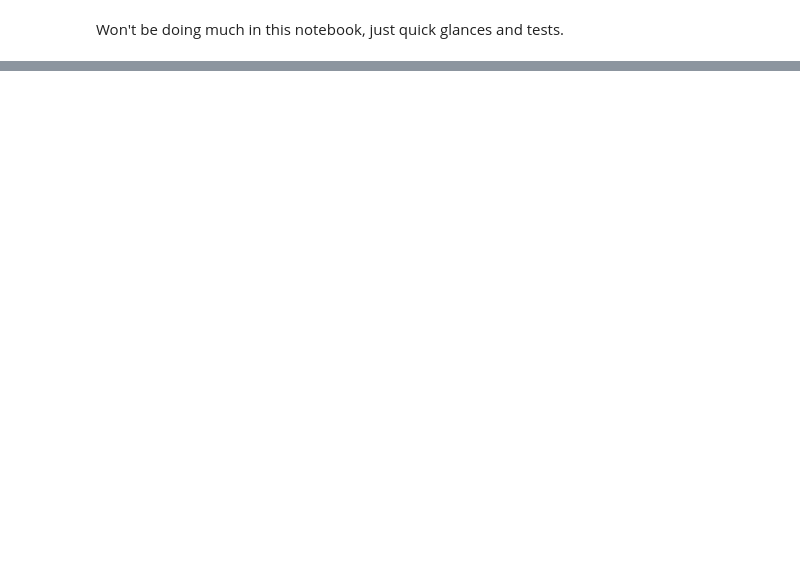
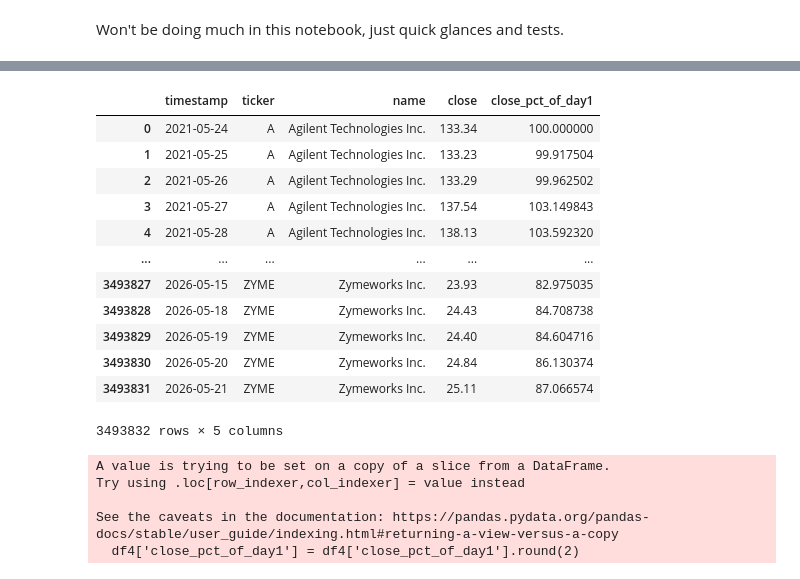
Before and after one commit to matthewcavanaugh96/megalabs, a Jupyter notebook: stock_prices_app/testbook.ipynb, the cells around one changed output, grey strips where cells are left out. Saved outputs shown, nothing was run; the diff lists cells and outputs as text; code cells hidden in the pictures; blank space fills up the shorter version.

```diff
--- a/stock_prices_app/testbook.ipynb
+++ b/stock_prices_app/testbook.ipynb
@@ -37,0 +83,11 @@ df_daily_5_yr
+# %%
+import pandas as pd
+
+df = pd.read_csv('daily_cleaned_price_data.csv')
+
+df2 = pd.read_csv('daily_cleaned_metadata.csv')
+
+df3 = pd.merge(df, df2, on="ticker")
+# %%
+df3['close_pct_of_day1'] = (df3.groupby('ticker')['close'].transform(lambda x: (x / x.iloc[0]) * 100))
+df3
@@ -37,0 +108,25 @@ df_daily_5_yr
+# %%
+df4 = df3[['timestamp', 'ticker', 'name', 'close', 'close_pct_of_day1']]
+df4
+# %% [output]
+|  | timestamp | ticker | name | close | close_pct_of_day1 |
+| 0 | 2021-05-24 | A | Agilent Technologies Inc. | 133.34 | 100.000000 |
+| 1 | 2021-05-25 | A | Agilent Technologies Inc. | 133.23 | 99.917504 |
+| 2 | 2021-05-26 | A | Agilent Technologies Inc. | 133.29 | 99.962502 |
+| 3 | 2021-05-27 | A | Agilent Technologies Inc. | 137.54 | 103.149843 |
+| 4 | 2021-05-28 | A | Agilent Technologies Inc. | 138.13 | 103.592320 |
+| ... | ... | ... | ... | ... | ... |
+| 3493827 | 2026-05-15 | ZYME | Zymeworks Inc. | 23.93 | 82.975035 |
+| 3493828 | 2026-05-18 | ZYME | Zymeworks Inc. | 24.43 | 84.708738 |
+| 3493829 | 2026-05-19 | ZYME | Zymeworks Inc. | 24.40 | 84.604716 |
+| 3493830 | 2026-05-20 | ZYME | Zymeworks Inc. | 24.84 | 86.130374 |
+| 3493831 | 2026-05-21 | ZYME | Zymeworks Inc. | 25.11 | 87.066574 |
+3493832 rows × 5 columns
+# %%
+df4['close_pct_of_day1'] = df4['close_pct_of_day1'].round(2)
+# %% [output]
+A value is trying to be set on a copy of a slice from a DataFrame.
+Try using .loc[row_indexer,col_indexer] = value instead
+
+See the caveats in the documentation: https://pandas.pydata.org/pandas-docs/stable/user_guide/indexing.html#returning-a-view-versus-a-copy
+  df4['close_pct_of_day1'] = df4['close_pct_of_day1'].round(2)
```
Also changed, not shown: parts of 14 cells of this notebook, 12 other files.
